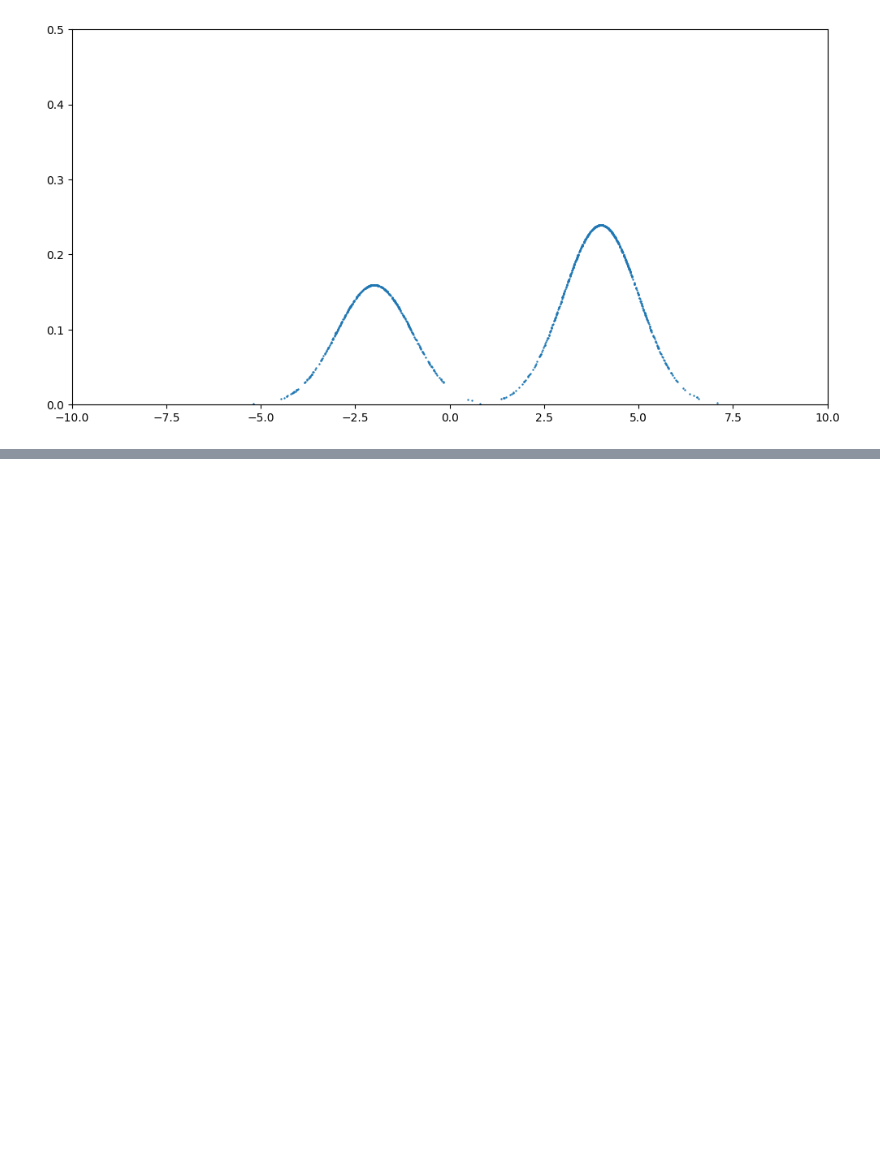
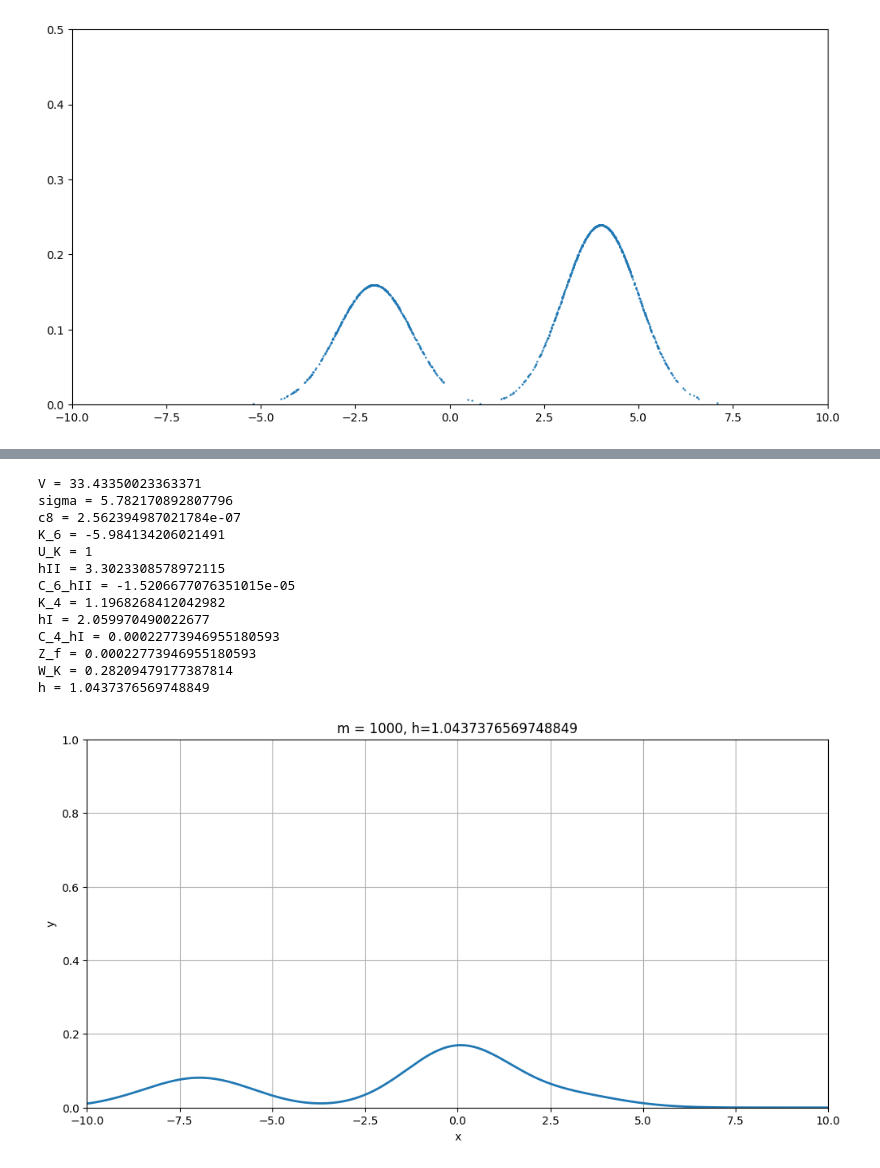
Before and after one commit to m-orlewski/american-universities-eda, a Jupyter notebook: Labs/Lab2.ipynb, the cells around one changed output, grey strips where cells are left out. Saved outputs shown, nothing was run; the diff lists cells and outputs as text; code cells hidden in the pictures; blank space fills up the shorter version.

```diff
--- a/Labs/Lab2.ipynb
+++ b/Labs/Lab2.ipynb
@@ -241,0 +248,17 @@ plt.show()
+# %%
+display_for_m(1000)
+# %% [output]
+V = 33.43350023363371
+sigma = 5.782170892807796
+c8 = 2.562394987021784e-07
+K_6 = -5.984134206021491
+U_K = 1
+hII = 3.3023308578972115
+C_6_hII = -1.5206677076351015e-05
+K_4 = 1.1968268412042982
+hI = 2.059970490022677
+C_4_hI = 0.00022773946955180593
+Z_f = 0.00022773946955180593
+W_K = 0.28209479177387814
+h = 1.0437376569748849
+[figure, added]
```
Also changed, not shown: parts of 14 cells of this notebook.
